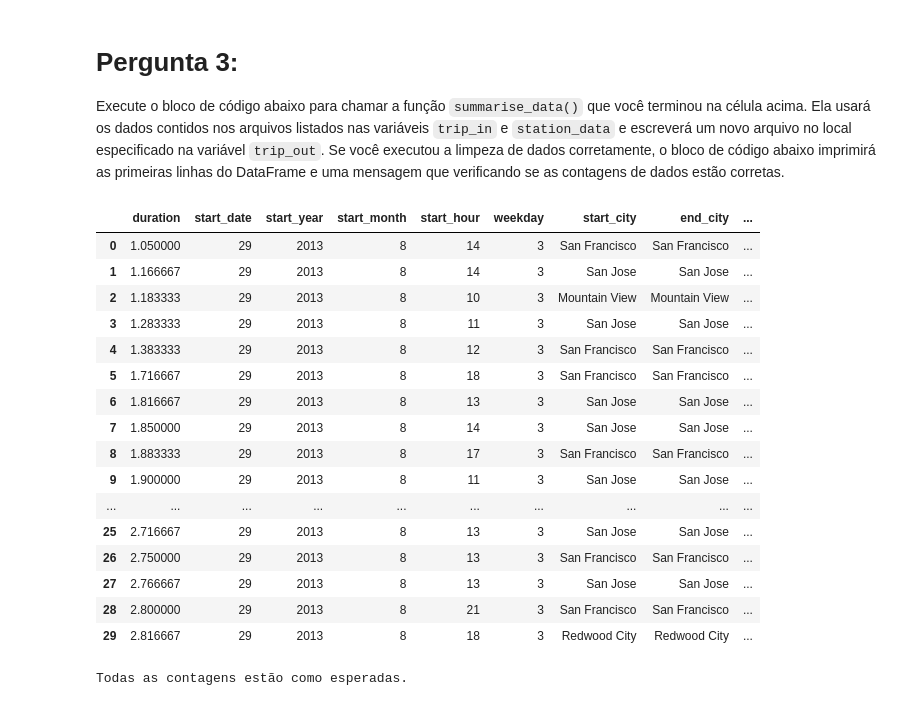
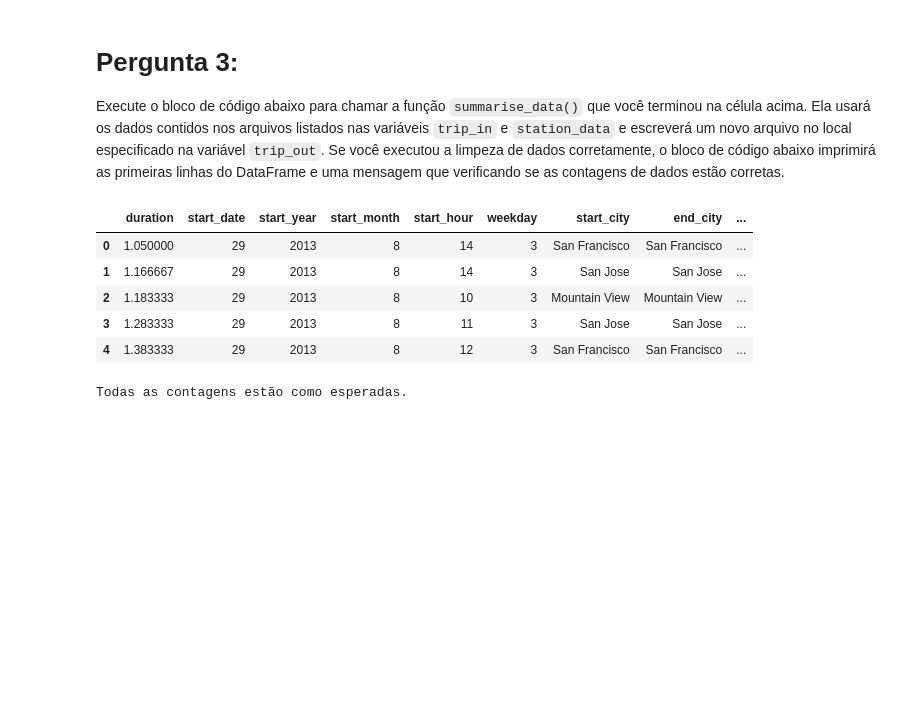
Before and after one commit to tiago-ferreira/data-science-foundation-one, a Jupyter notebook: weekFour/Analise_Bay_Area_Bike_Share-NDFDSI.ipynb, the cells around one changed output. Cells and saved outputs as stored; diff of their text form; code cells hidden in the pictures; blank space fills up the shorter version.

Commit message:
remove unecessary data

```diff
--- a/weekFour/Analise_Bay_Area_Bike_Share-NDFDSI.ipynb
+++ b/weekFour/Analise_Bay_Area_Bike_Share-NDFDSI.ipynb
@@ -276,26 +255,15 @@ summarise_data(trip_in, station_data, trip_out)
 # %%
 # Carregue os dados novamente mostrando os dados
 ## TODO: Complete o código para leitura dos dados no arquivo criado na função acima
 sample_data = pd.read_csv('201309_trip_summary.csv')
-display(sample_data.head(30))
+display(sample_data.head())
 # %% [output]
 |  | duration | start_date | start_year | start_month | start_hour | weekday | start_city | end_city | ... |
 | 0 | 1.050000 | 29 | 2013 | 8 | 14 | 3 | San Francisco | San Francisco | ... |
 | 1 | 1.166667 | 29 | 2013 | 8 | 14 | 3 | San Jose | San Jose | ... |
 | 2 | 1.183333 | 29 | 2013 | 8 | 10 | 3 | Mountain View | Mountain View | ... |
 | 3 | 1.283333 | 29 | 2013 | 8 | 11 | 3 | San Jose | San Jose | ... |
 | 4 | 1.383333 | 29 | 2013 | 8 | 12 | 3 | San Francisco | San Francisco | ... |
-| 5 | 1.716667 | 29 | 2013 | 8 | 18 | 3 | San Francisco | San Francisco | ... |
-| 6 | 1.816667 | 29 | 2013 | 8 | 13 | 3 | San Jose | San Jose | ... |
-| 7 | 1.850000 | 29 | 2013 | 8 | 14 | 3 | San Jose | San Jose | ... |
-| 8 | 1.883333 | 29 | 2013 | 8 | 17 | 3 | San Francisco | San Francisco | ... |
-| 9 | 1.900000 | 29 | 2013 | 8 | 11 | 3 | San Jose | San Jose | ... |
-| ... | ... | ... | ... | ... | ... | ... | ... | ... | ... |
-| 25 | 2.716667 | 29 | 2013 | 8 | 13 | 3 | San Jose | San Jose | ... |
-| 26 | 2.750000 | 29 | 2013 | 8 | 13 | 3 | San Francisco | San Francisco | ... |
-| 27 | 2.766667 | 29 | 2013 | 8 | 13 | 3 | San Jose | San Jose | ... |
-| 28 | 2.800000 | 29 | 2013 | 8 | 21 | 3 | San Francisco | San Francisco | ... |
-| 29 | 2.816667 | 29 | 2013 | 8 | 18 | 3 | Redwood City | Redwood City | ... |
 # %%
 # Verifica o DataFrame contando o número de pontos de dados com as características de
 # tempo corretas.
```
Also changed, not shown: parts of 3 cells of this notebook.
